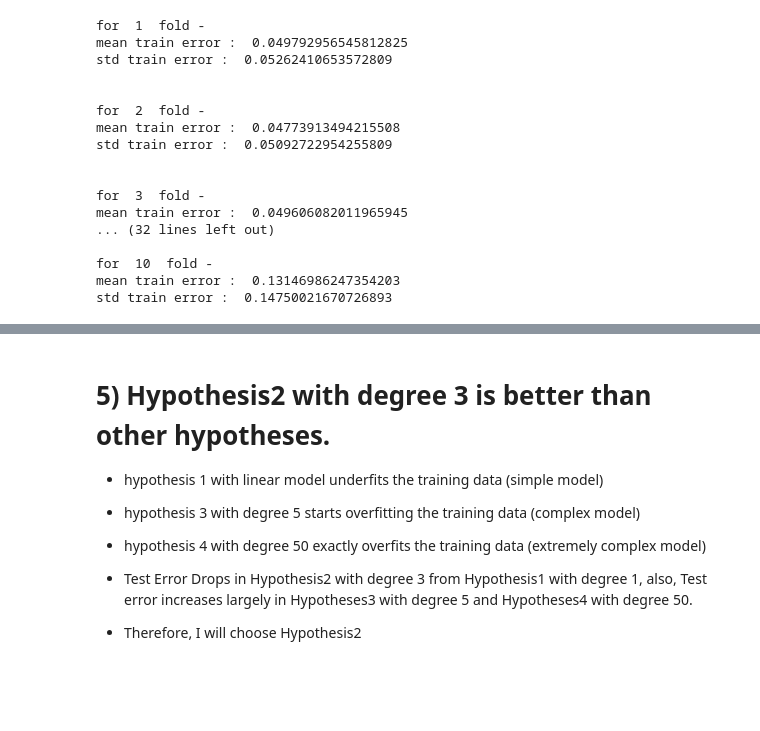
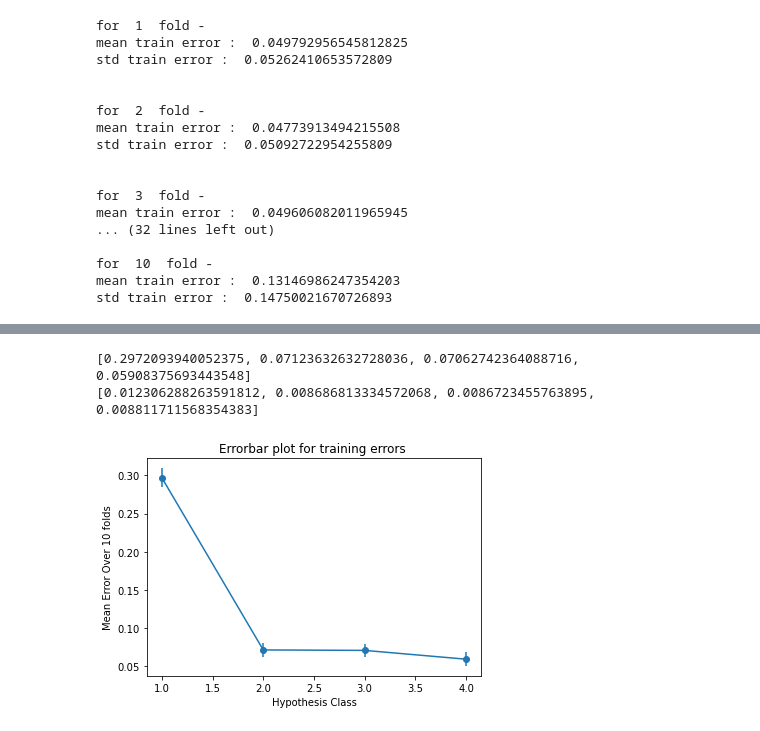
Before and after one commit to chandms/Security_Analytics, a Jupyter notebook: Assignment1/HW1P3.ipynb, the cells around one changed output, grey strips where cells are left out. Saved outputs shown, nothing was run; the diff lists cells and outputs as text; code cells hidden in the pictures; blank space fills up the shorter version.

```diff
--- a/Assignment1/HW1P3.ipynb
+++ b/Assignment1/HW1P3.ipynb
@@ -312,8 +268,13 @@ min training error  0.04773913494215508  at index 2 for Hypothesis  3
-# %% [markdown]
- # 5) Hypothesis2 with degree 3 is better than other hypotheses.
-* hypothesis 1 with linear model underfits the training data (simple model)
-* hypothesis 3 with degree 5 starts overfitting the training data (complex model)
-* hypothesis 4 with degree 50 exactly overfits the training data (extremely complex model)
-
-* Test Error Drops in Hypothesis2 with degree 3 from Hypothesis1 with degree 1, also, Test error increases largely in  Hypotheses3 with degree 5 and Hypotheses4 with degree 50.
-* Therefore, I will choose Hypothesis2
+# %%
+# 4a. Error bar plot for training
+ind=[1,2,3,4]
+plt.errorbar(x=ind,y=mean_training_err,fmt='o',yerr=std_training_err, ls='-')
+plt.xlabel('Hypothesis Class')
+plt.ylabel('Mean Error Over 10 folds')
+plt.title("Errorbar plot for training errors ")
+print(mean_training_err)
+print(std_training_err)
+# %% [output]
+[0.2972093940052375, 0.07123632632728036, 0.07062742364088716, 0.05908375693443548]
+[0.012306288263591812, 0.008686813334572068, 0.0086723455763895, 0.008811711568354383]
+[figure, added]
```
Also changed, not shown: parts of 22 cells of this notebook.
